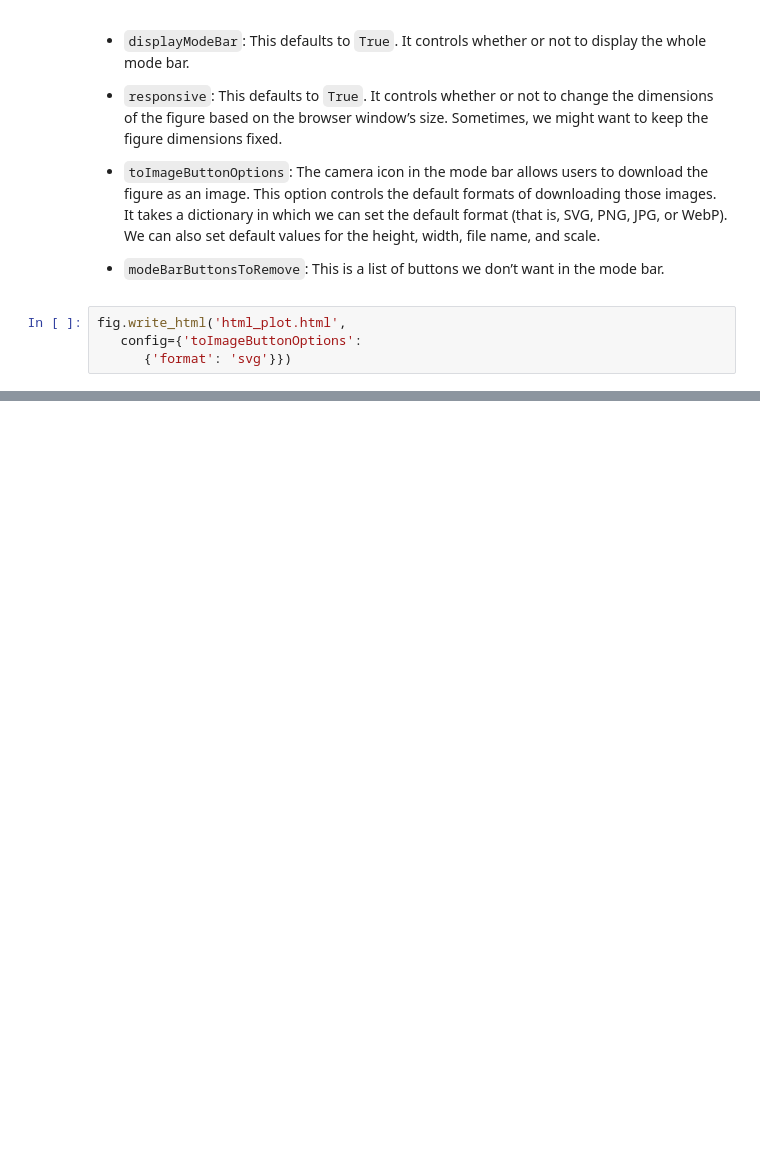
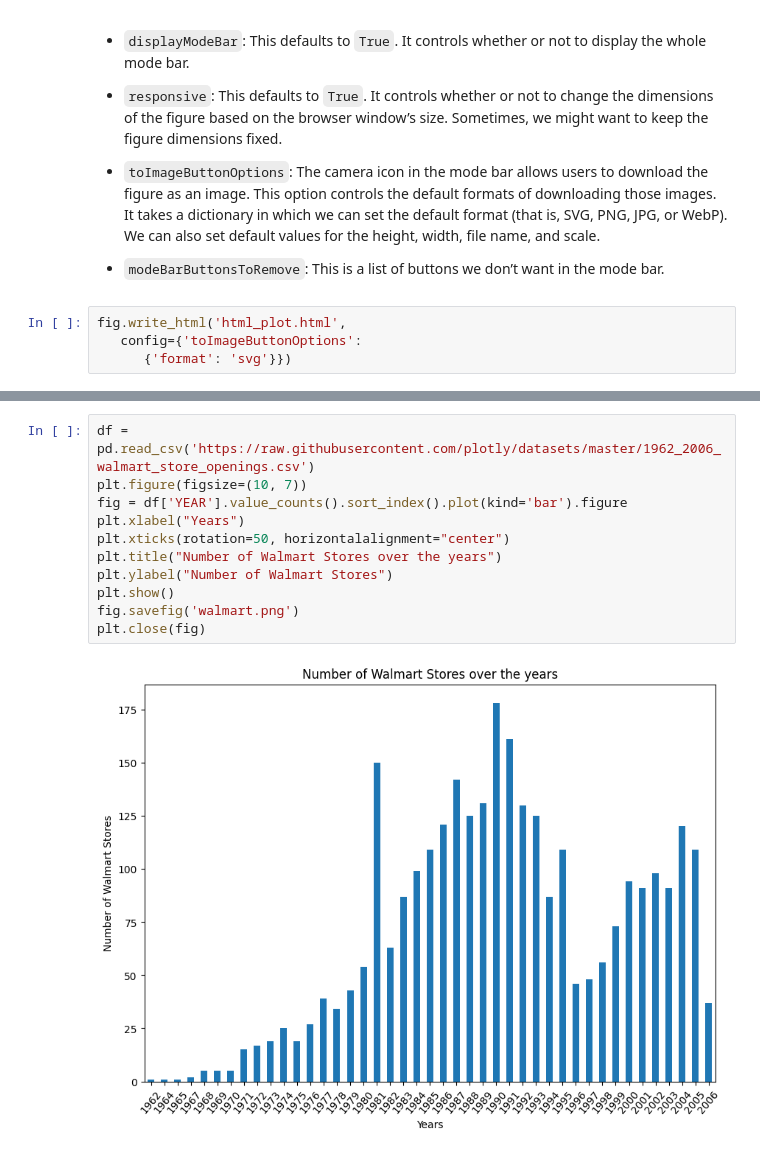
Before and after one commit to holman57/Business-Intelligence-Dashboard, a Jupyter notebook: examples/Plotly.ipynb, the cells around one changed output, grey strips where cells are left out. Cells and saved outputs as stored; diff of their text form; blank space fills up the shorter version.

```diff
--- a/examples/Plotly.ipynb
+++ b/examples/Plotly.ipynb
@@ -109,0 +109,13 @@ Requirement already satisfied: kaleido in /usr/local/lib/python3.10/dist-package
+# %%
+df = pd.read_csv('https://raw.githubusercontent.com/plotly/datasets/master/1962_2006_walmart_store_openings.csv')
+plt.figure(figsize=(10, 7))
+fig = df['YEAR'].value_counts().sort_index().plot(kind='bar').figure
+plt.xlabel("Years")
+plt.xticks(rotation=50, horizontalalignment="center")
+plt.title("Number of Walmart Stores over the years")
+plt.ylabel("Number of Walmart Stores")
+plt.show()
+fig.savefig('walmart.png')
+plt.close(fig)
+# %% [output]
+[figure, added]
```
Also changed, not shown: parts of 5 cells of this notebook.
